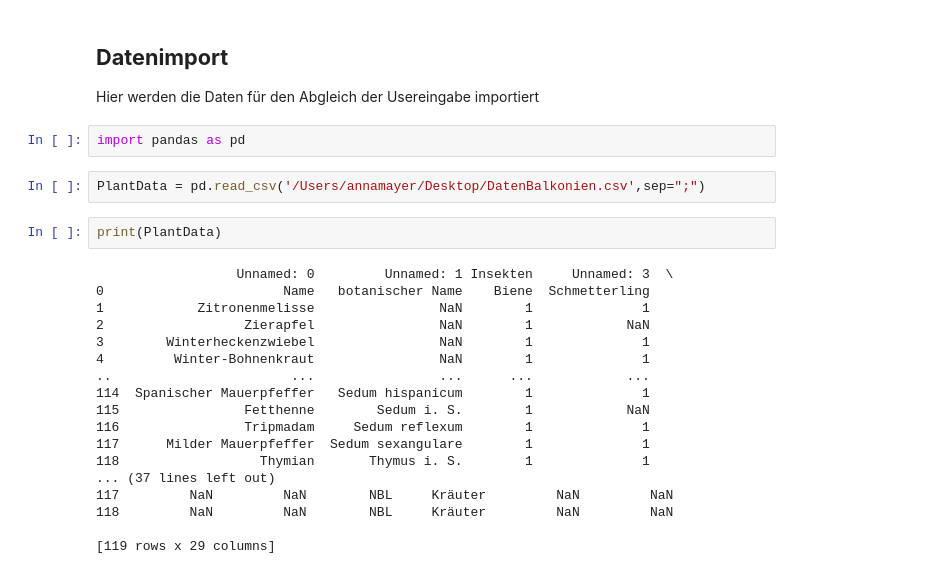
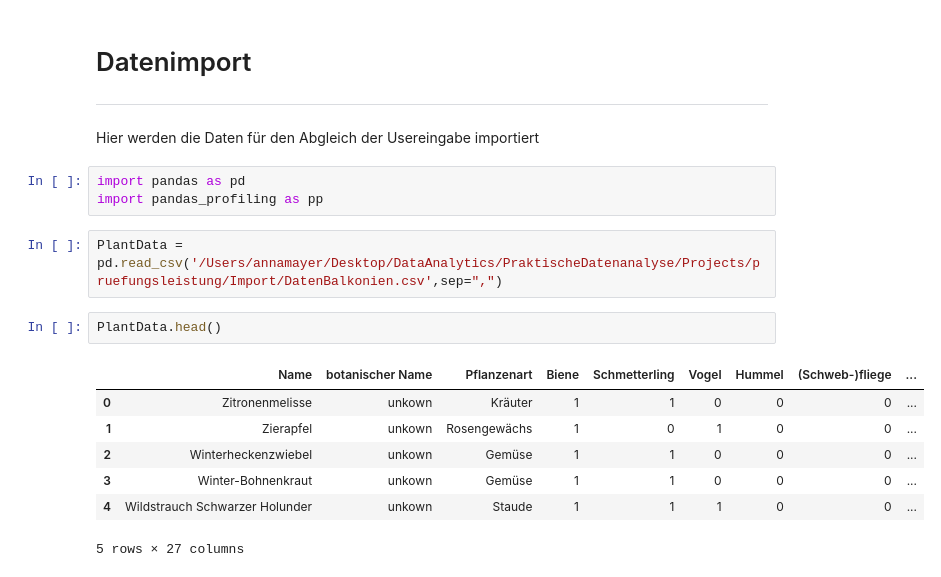
Before and after one commit to retoburch/BioDivBalkonia, a Jupyter notebook: Datenimport.ipynb, the cells around one changed output. Saved outputs shown, nothing was run; the diff lists cells and outputs as text.

Commit message:
Bearbeitung Datenimport
Bearbeitung Datenimport

```diff
--- a/Datenimport.ipynb
+++ b/Datenimport.ipynb
@@ -1,28 +1,19 @@
 # %% [markdown]
-**Datenimport**
+# Datenimport
 ------------------------
 Hier werden die Daten für den Abgleich der Usereingabe importiert
 # %%
 import pandas as pd
+import pandas_profiling as pp
 # %%
-PlantData = pd.read_csv('/Users/annamayer/Desktop/DatenBalkonien.csv',sep=";")
+PlantData = pd.read_csv('/Users/annamayer/Desktop/DataAnalytics/PraktischeDatenanalyse/Projects/pruefungsleistung/Import/DatenBalkonien.csv',sep=",")
-# %%
-print(PlantData)
-# %% [output]
-                  Unnamed: 0         Unnamed: 1 Insekten     Unnamed: 3  \
-0                       Name   botanischer Name    Biene  Schmetterling
-1            Zitronenmelisse                NaN        1              1
-2                  Zierapfel                NaN        1            NaN
-3        Winterheckenzwiebel                NaN        1              1
-4         Winter-Bohnenkraut                NaN        1              1
-..                       ...                ...      ...            ...
-114  Spanischer Mauerpfeffer   Sedum hispanicum        1              1
-115                Fetthenne        Sedum i. S.        1            NaN
-116                Tripmadam     Sedum reflexum        1              1
-117      Milder Mauerpfeffer  Sedum sexangulare        1              1
-118                  Thymian       Thymus i. S.        1              1
-... (37 lines left out)
-117         NaN         NaN        NBL     Kräuter         NaN         NaN
-118         NaN         NaN        NBL     Kräuter         NaN         NaN
-
-[119 rows x 29 columns]
+# %%
+PlantData.head()
+# %% [output]
+|  | Name | botanischer Name | Pflanzenart | Biene | Schmetterling | Vogel | Hummel | (Schweb-)fliege | ... |
+| 0 | Zitronenmelisse | unkown | Kräuter | 1 | 1 | 0 | 0 | 0 | ... |
+| 1 | Zierapfel | unkown | Rosengewächs | 1 | 0 | 1 | 0 | 0 | ... |
+| 2 | Winterheckenzwiebel | unkown | Gemüse | 1 | 1 | 0 | 0 | 0 | ... |
+| 3 | Winter-Bohnenkraut | unkown | Gemüse | 1 | 1 | 0 | 0 | 0 | ... |
+| 4 | Wildstrauch Schwarzer Holunder | unkown | Staude | 1 | 1 | 1 | 0 | 0 | ... |
+5 rows × 27 columns
```
Also changed, not shown: parts of 3 cells of this notebook, 2 other files.
